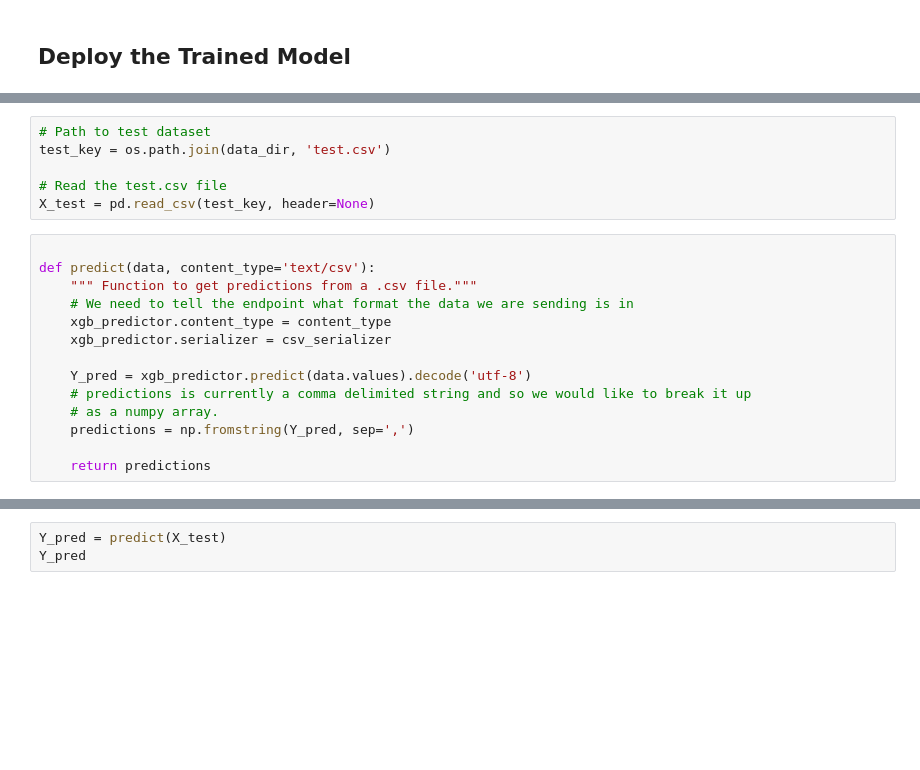
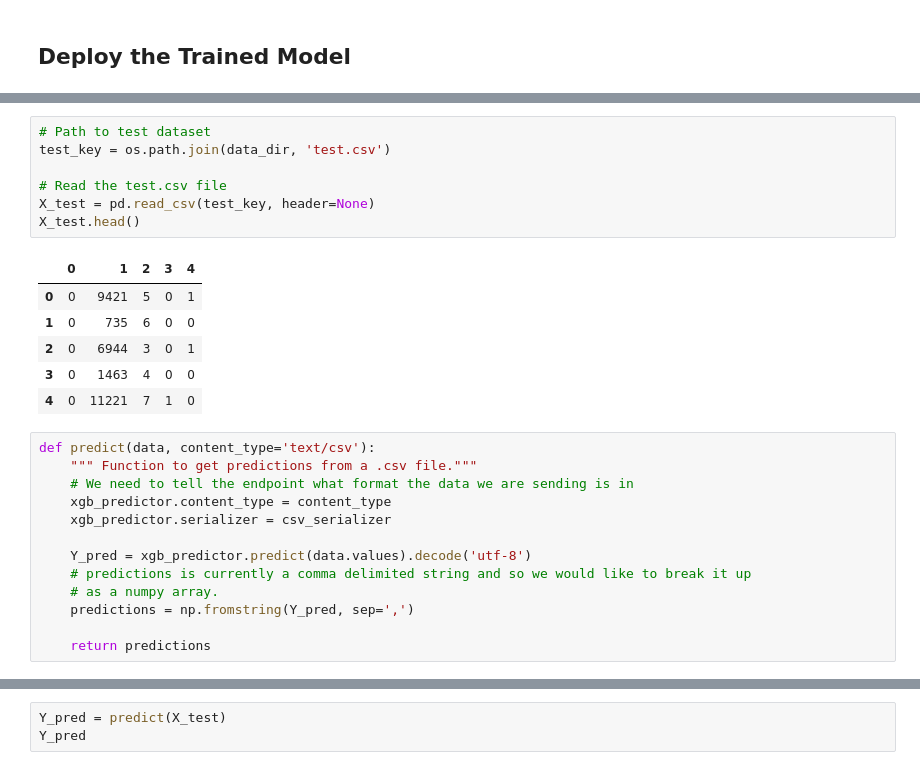
Before and after one commit to rodolfojt/Predicting_Starbucks_Offers, a Jupyter notebook: 2.Starbucks_Capstone_notebook-Training_an_Estimator.ipynb, the cells around one changed output, grey strips where cells are left out. Saved outputs shown, nothing was run; the diff lists cells and outputs as text; blank space fills up the shorter version.

```diff
--- a/2.Starbucks_Capstone_notebook-Training_an_Estimator.ipynb
+++ b/2.Starbucks_Capstone_notebook-Training_an_Estimator.ipynb
@@ -196,11 +189,18 @@ Using already existing model: xgboost-2021-08-05-21-57-58-248
 # %%
 # Path to test dataset
 test_key = os.path.join(data_dir, 'test.csv')
 
 # Read the test.csv file
 X_test = pd.read_csv(test_key, header=None)
+X_test.head()
+# %% [output]
+|  | 0 | 1 | 2 | 3 | 4 |
+| 0 | 0 | 9421 | 5 | 0 | 1 |
+| 1 | 0 | 735 | 6 | 0 | 0 |
+| 2 | 0 | 6944 | 3 | 0 | 1 |
+| 3 | 0 | 1463 | 4 | 0 | 0 |
+| 4 | 0 | 11221 | 7 | 1 | 0 |
 # %%
-
 def predict(data, content_type='text/csv'):
     """ Function to get predictions from a .csv file."""
     # We need to tell the endpoint what format the data we are sending is in
```
Also changed, not shown: parts of 40 cells of this notebook, 10 other files.
